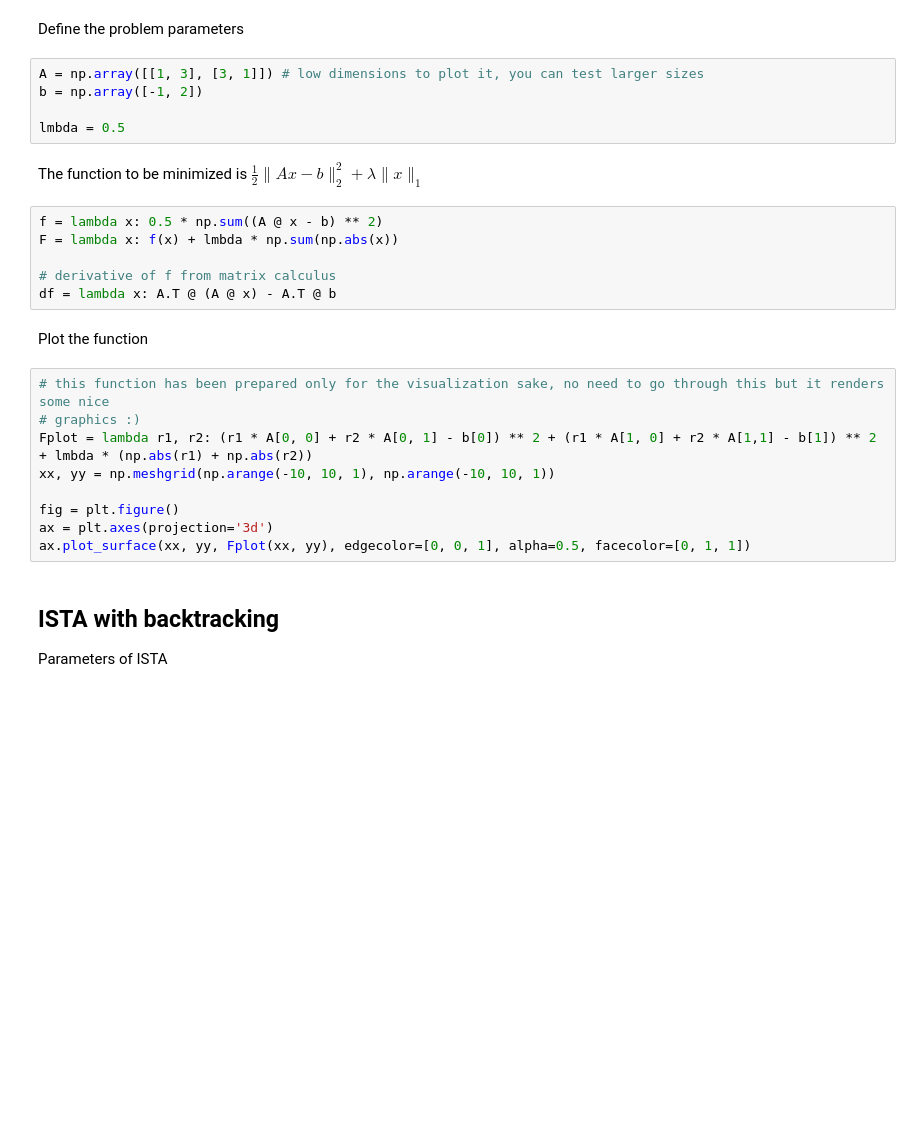
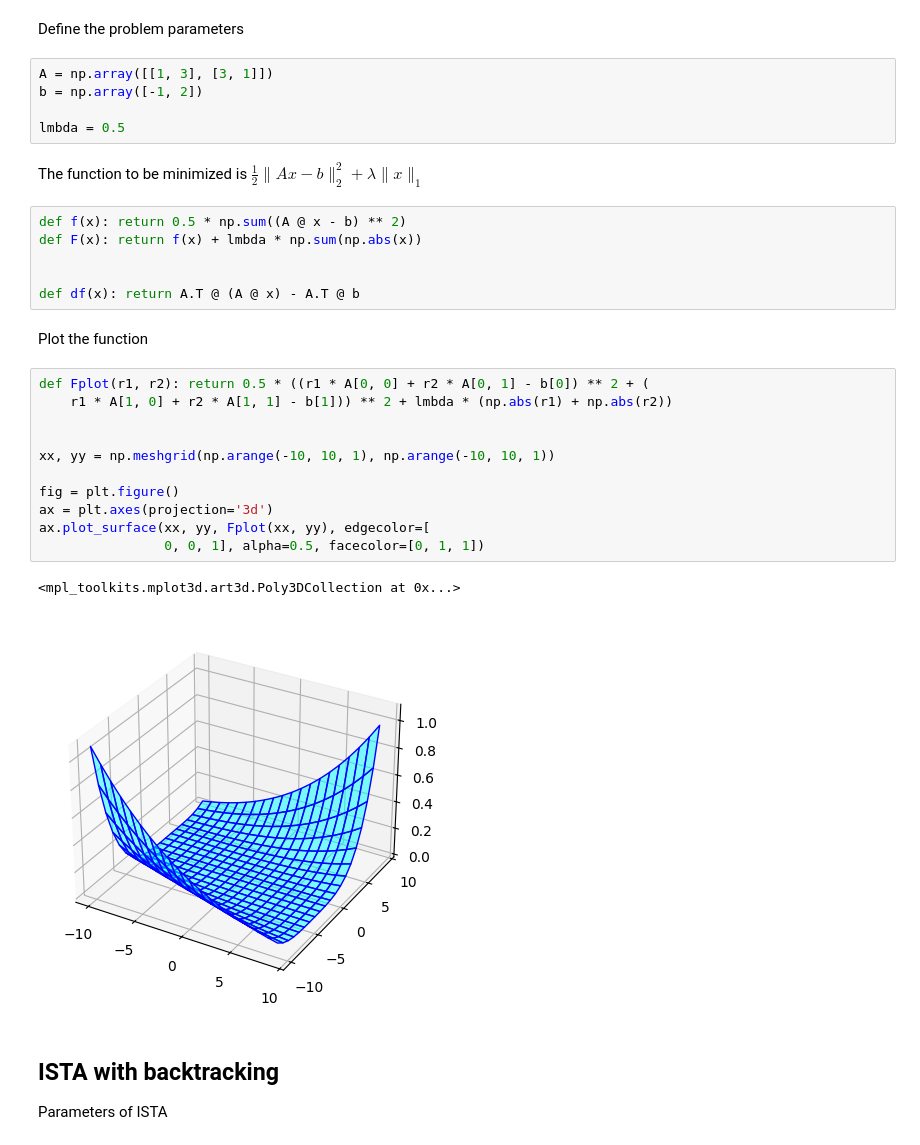
Before and after one commit to Thomas-Fabbris/MMIP-polimi, a Jupyter notebook: Assignments/lecture_14_FISTA.ipynb, the cells around one changed output. Saved outputs shown, nothing was run; the diff lists cells and outputs as text; blank space fills up the shorter version.

```diff
--- a/Assignments/lecture_14_FISTA.ipynb
+++ b/Assignments/lecture_14_FISTA.ipynb
@@ -6,29 +6,34 @@ from matplotlib import pyplot as plt
 # %% [markdown]
 Define the problem parameters
 # %%
-A = np.array([[1, 3], [3, 1]]) # low dimensions to plot it, you can test larger sizes
+A = np.array([[1, 3], [3, 1]])
 b = np.array([-1, 2])
 
 lmbda = 0.5
 # %% [markdown]
 The function to be minimized is $\frac{1}{2}\|Ax-b\|_2^2 + \lambda \|x\|_1$
 # %%
-f = lambda x: 0.5 * np.sum((A @ x - b) ** 2)
-F = lambda x: f(x) + lmbda * np.sum(np.abs(x))
+def f(x): return 0.5 * np.sum((A @ x - b) ** 2)
+def F(x): return f(x) + lmbda * np.sum(np.abs(x))
 
-# derivative of f from matrix calculus
-df = lambda x: A.T @ (A @ x) - A.T @ b
+
+def df(x): return A.T @ (A @ x) - A.T @ b
 # %% [markdown]
 Plot the function
 # %%
-# this function has been prepared only for the visualization sake, no need to go through this but it renders some nice
-# graphics :)
-Fplot = lambda r1, r2: (r1 * A[0, 0] + r2 * A[0, 1] - b[0]) ** 2 + (r1 * A[1, 0] + r2 * A[1,1] - b[1]) ** 2 + lmbda * (np.abs(r1) + np.abs(r2))
+def Fplot(r1, r2): return 0.5 * ((r1 * A[0, 0] + r2 * A[0, 1] - b[0]) ** 2 + (
+    r1 * A[1, 0] + r2 * A[1, 1] - b[1])) ** 2 + lmbda * (np.abs(r1) + np.abs(r2))
+
+
 xx, yy = np.meshgrid(np.arange(-10, 10, 1), np.arange(-10, 10, 1))
 
 fig = plt.figure()
 ax = plt.axes(projection='3d')
-ax.plot_surface(xx, yy, Fplot(xx, yy), edgecolor=[0, 0, 1], alpha=0.5, facecolor=[0, 1, 1])
+ax.plot_surface(xx, yy, Fplot(xx, yy), edgecolor=[
+                0, 0, 1], alpha=0.5, facecolor=[0, 1, 1])
+# %% [output]
+<mpl_toolkits.mplot3d.art3d.Poly3DCollection at 0x...>
+[figure, added]
 # %% [markdown]
 ISTA with backtracking
 ----------------------------
```
Also changed, not shown: parts of 4 cells of this notebook.
